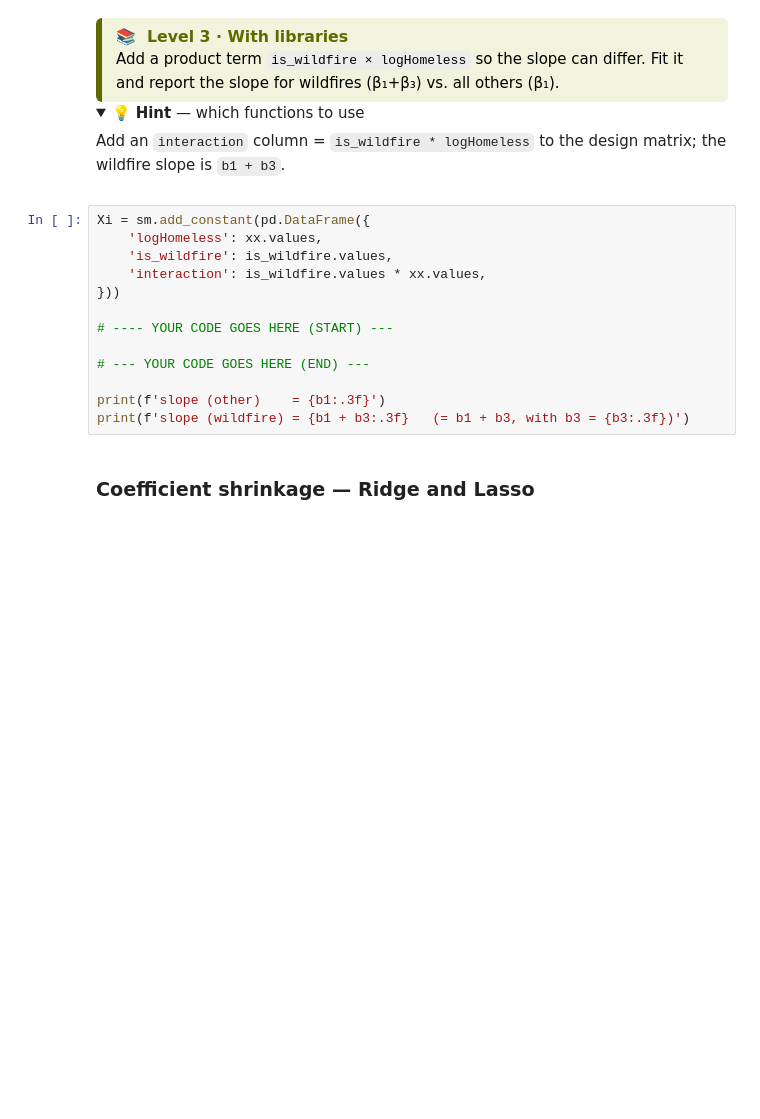
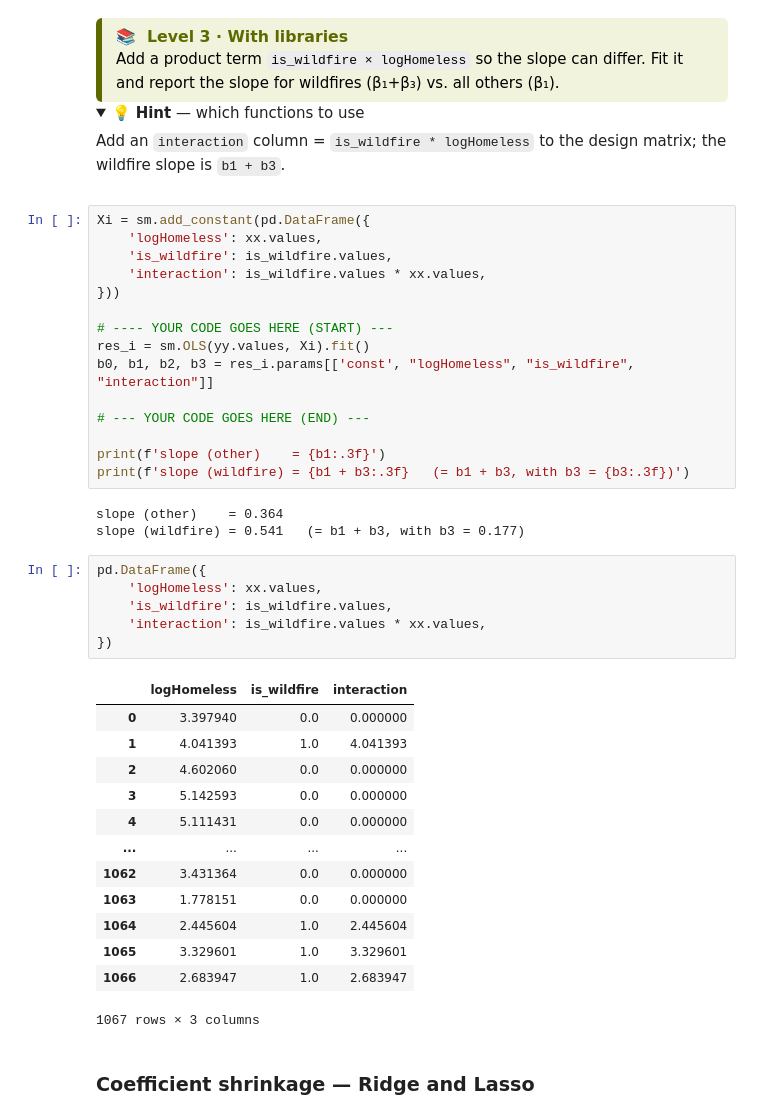
Before and after one commit to LarsBoecking/Statistical_Learning_TUM, a Jupyter notebook: 03_exercises_code/03/03_Linear_Regression.ipynb, the cells around one changed output. Drawn from its saved outputs; the diff is of its cells as text; folded sections open; blank space fills up the shorter version.

```diff
--- a/03_exercises_code/03/03_Linear_Regression.ipynb
+++ b/03_exercises_code/03/03_Linear_Regression.ipynb
@@ -268,11 +293,36 @@ Xi = sm.add_constant(pd.DataFrame({
 }))
 
 # ---- YOUR CODE GOES HERE (START) ---
+res_i = sm.OLS(yy.values, Xi).fit()
+b0, b1, b2, b3 = res_i.params[['const', "logHomeless", "is_wildfire", "interaction"]]
 
 # --- YOUR CODE GOES HERE (END) ---
 
 print(f'slope (other)    = {b1:.3f}')
 print(f'slope (wildfire) = {b1 + b3:.3f}   (= b1 + b3, with b3 = {b3:.3f})')
+# %% [output]
+slope (other)    = 0.364
+slope (wildfire) = 0.541   (= b1 + b3, with b3 = 0.177)
+# %%
+pd.DataFrame({
+    'logHomeless': xx.values,
+    'is_wildfire': is_wildfire.values,
+    'interaction': is_wildfire.values * xx.values,
+})
+# %% [output]
+|  | logHomeless | is_wildfire | interaction |
+| 0 | 3.397940 | 0.0 | 0.000000 |
+| 1 | 4.041393 | 1.0 | 4.041393 |
+| 2 | 4.602060 | 0.0 | 0.000000 |
+| 3 | 5.142593 | 0.0 | 0.000000 |
+| 4 | 5.111431 | 0.0 | 0.000000 |
+| ... | ... | ... | ... |
+| 1062 | 3.431364 | 0.0 | 0.000000 |
+| 1063 | 1.778151 | 0.0 | 0.000000 |
+| 1064 | 2.445604 | 1.0 | 2.445604 |
+| 1065 | 3.329601 | 1.0 | 3.329601 |
+| 1066 | 2.683947 | 1.0 | 2.683947 |
+1067 rows × 3 columns
 # %% [markdown]
 ### Coefficient shrinkage — Ridge and Lasso
 # %% [markdown]
```
Also changed, not shown: parts of 10 cells of this notebook.
